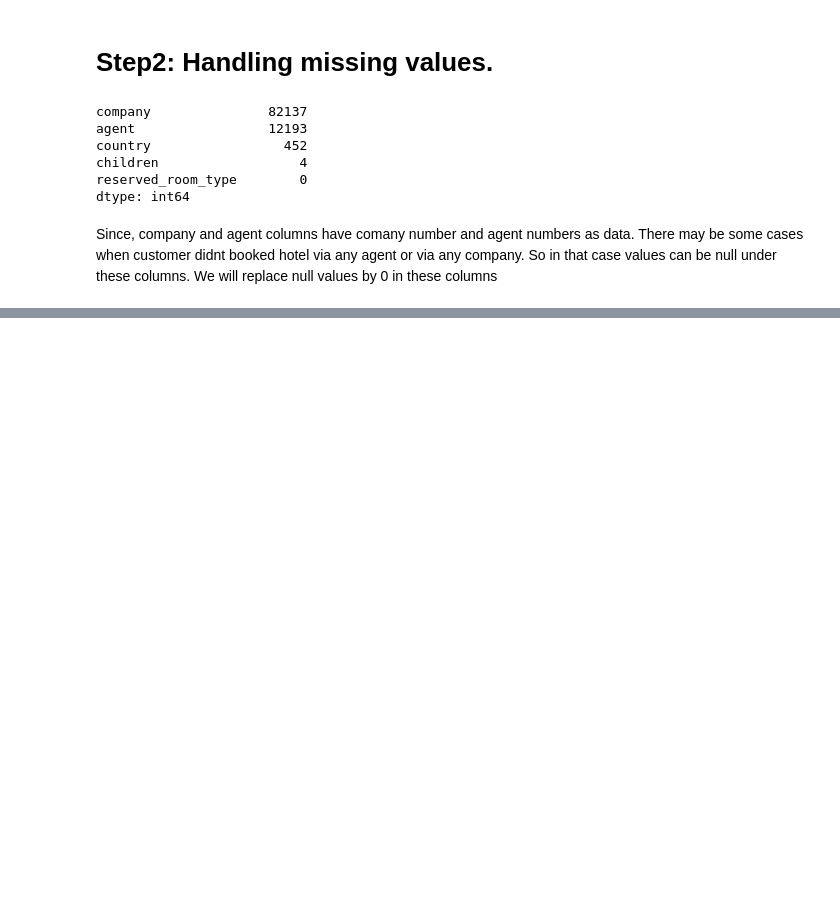
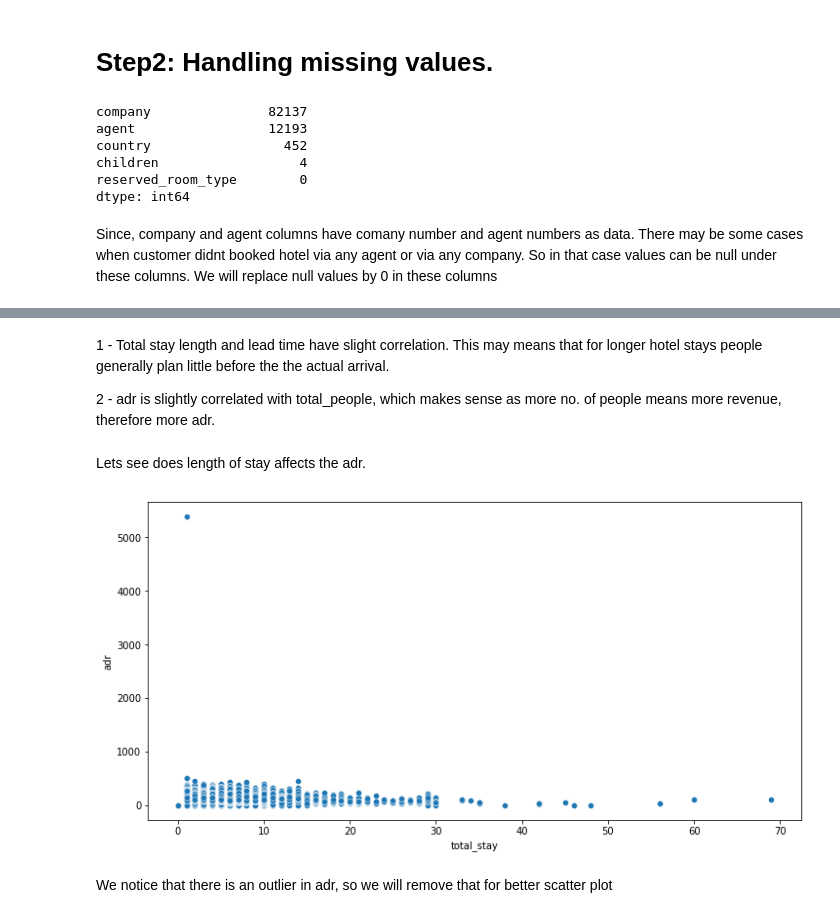
Before and after one commit to pratham-yadavv/Capstone_Project_1, a Jupyter notebook: Hotel_Booking_Analysis_Capstone_project_1.ipynb, the cells around one changed output, grey strips where cells are left out. Drawn from its saved outputs; the diff is of its cells as text; code cells hidden in the pictures; blank space fills up the shorter version.

```diff
--- a/Hotel_Booking_Analysis_Capstone_project_1.ipynb
+++ b/Hotel_Booking_Analysis_Capstone_project_1.ipynb
@@ -190,0 +226,3 @@ We will replace null values by 0 in these columns
+# %%
+# Converting datatype of columns 'children', 'company' and 'agent' from float to int.
+df1[['children', 'company','agent']] = df1[['children', 'company','agent']].astype('int64')
@@ -190,0 +261,14 @@ We will replace null values by 0 in these columns
+# %% [markdown]
+1 - Total stay length and lead time have slight correlation. This may means that for longer hotel stays people generally plan little before the the actual arrival.
+
+2 - adr is slightly correlated with total_people, which makes sense as more no. of people means more revenue, therefore more adr.
+# %% [markdown]
+Lets see does length of stay affects the adr.
+# %%
+plt.figure(figsize = (12,6))
+sns.scatterplot(x = 'total_stay', y = 'adr',data = df1)
+plt.show()
+# %% [output]
+[figure, added]
+# %% [markdown]
+We notice that there is an outlier in adr, so we will remove that for better scatter plot
```
Also changed, not shown: parts of 59 cells of this notebook.
